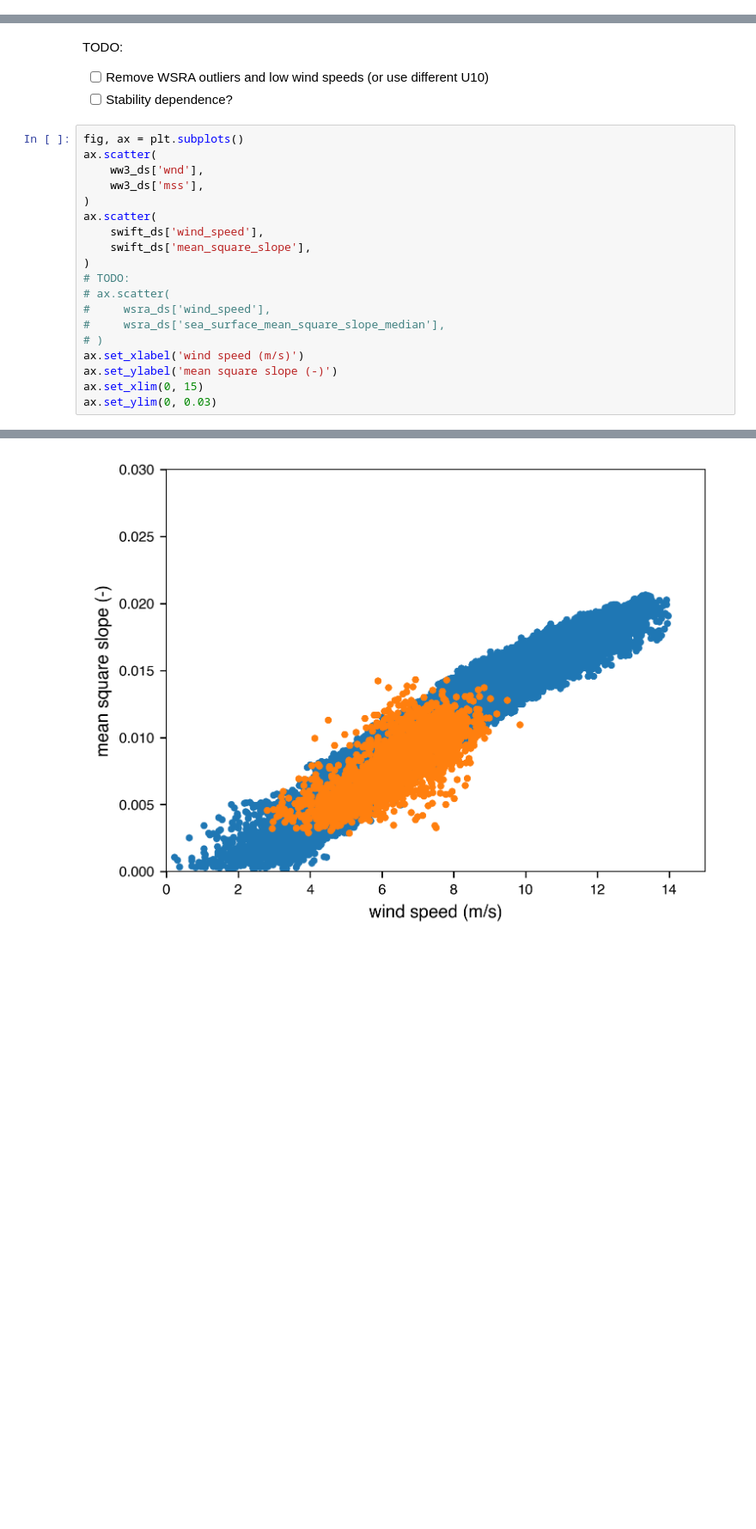
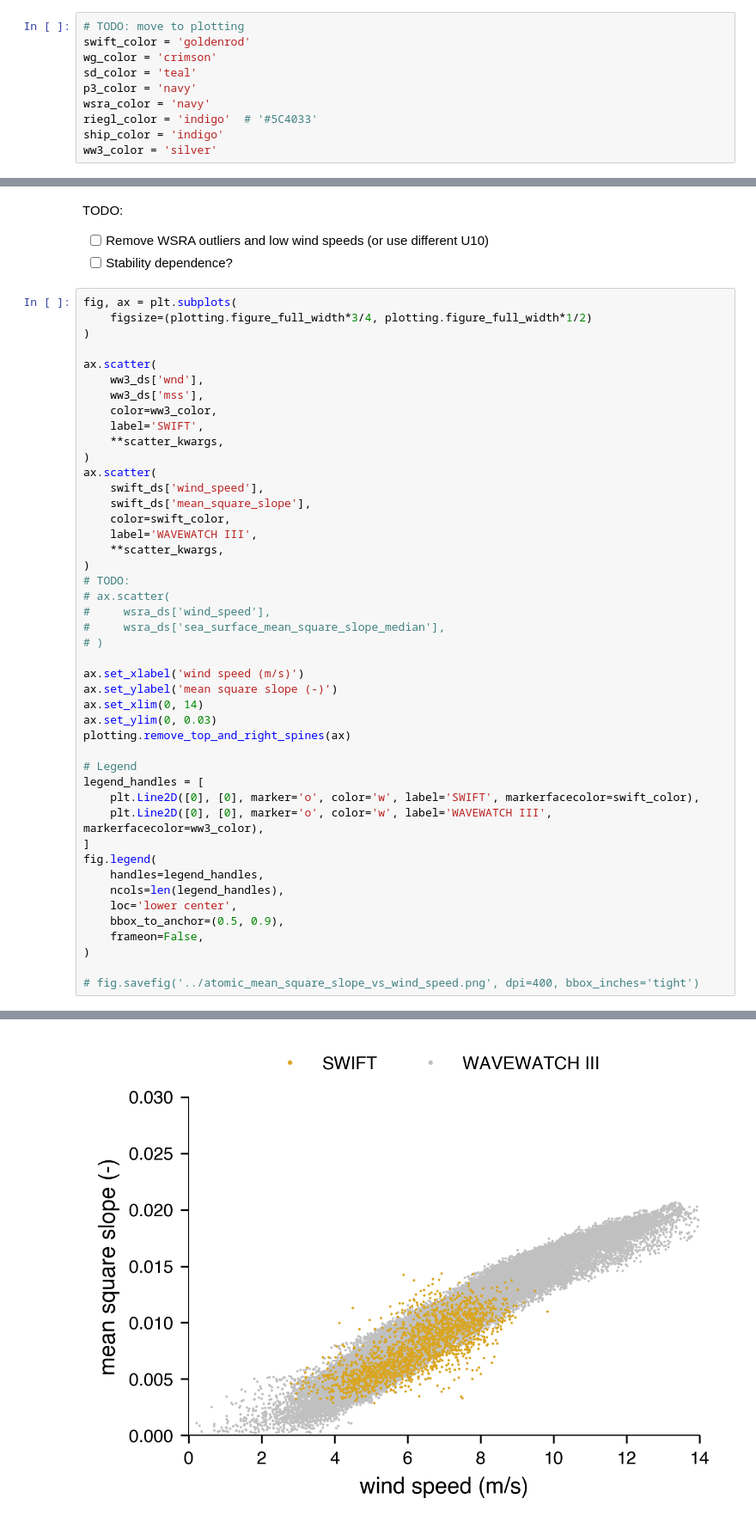
Before and after one commit to jacobrdavis/atomic-ocean-waves, a Jupyter notebook: notebooks/01_data_exploration.ipynb, the cells around one changed output, grey strips where cells are left out. Shown at 86% size. Cells and saved outputs as stored; diff of their text form; blank space fills up the shorter version.

Commit message:
Add WW3 to time series and MSS plot

```diff
--- a/notebooks/01_data_exploration.ipynb
+++ b/notebooks/01_data_exploration.ipynb
@@ -36,6 +36,16 @@ sd_ds = xr.open_dataset('../data_processed/saildrone.nc')
 ship_10min_ds = xr.open_dataset('../data_processed/ship_10min.nc')
 riegl_ds = xr.open_dataset('../data_processed/riegl.nc')
 ww3_ds = xr.open_dataset('../data_processed/ww3.nc')
+# %%
+# TODO: move to plotting
+swift_color = 'goldenrod'
+wg_color = 'crimson'
+sd_color = 'teal'
+p3_color = 'navy'
+wsra_color = 'navy'
+riegl_color = 'indigo'  # '#5C4033'
+ship_color = 'indigo'
+ww3_color = 'silver'
 # %% [markdown]
 ## Map
 # %% [markdown]
@@ -587,22 +599,48 @@ TODO:
 - [ ] Remove WSRA outliers and low wind speeds (or use different U10)
 - [ ] Stability dependence?
 # %%
-fig, ax = plt.subplots()
+fig, ax = plt.subplots(
+    figsize=(plotting.figure_full_width*3/4, plotting.figure_full_width*1/2)
+)
+
 ax.scatter(
     ww3_ds['wnd'],
     ww3_ds['mss'],
+    color=ww3_color,
+    label='SWIFT',
+    **scatter_kwargs,
 )
 ax.scatter(
     swift_ds['wind_speed'],
     swift_ds['mean_square_slope'],
+    color=swift_color,
+    label='WAVEWATCH III',
+    **scatter_kwargs,
 )
 # TODO:
 # ax.scatter(
 #     wsra_ds['wind_speed'],
 #     wsra_ds['sea_surface_mean_square_slope_median'],
 # )
+
 ax.set_xlabel('wind speed (m/s)')
 ax.set_ylabel('mean square slope (-)')
-ax.set_xlim(0, 15)
+ax.set_xlim(0, 14)
 ax.set_ylim(0, 0.03)
+plotting.remove_top_and_right_spines(ax)
+
+# Legend
+legend_handles = [
+    plt.Line2D([0], [0], marker='o', color='w', label='SWIFT', markerfacecolor=swift_color),
+    plt.Line2D([0], [0], marker='o', color='w', label='WAVEWATCH III', markerfacecolor=ww3_color),
+]
+fig.legend(
+    handles=legend_handles,
+    ncols=len(legend_handles),
+    loc='lower center',
+    bbox_to_anchor=(0.5, 0.9),
+    frameon=False,
+)
+
+# fig.savefig('../atomic_mean_square_slope_vs_wind_speed.png', dpi=400, bbox_inches='tight')
 # %% [output]
@@ -610 +647 @@ ax.set_ylim(0, 0.03)
-[figure, old version]
+[figure, new version]
```
Also changed, not shown: parts of 5 cells of this notebook, 3 other files.
